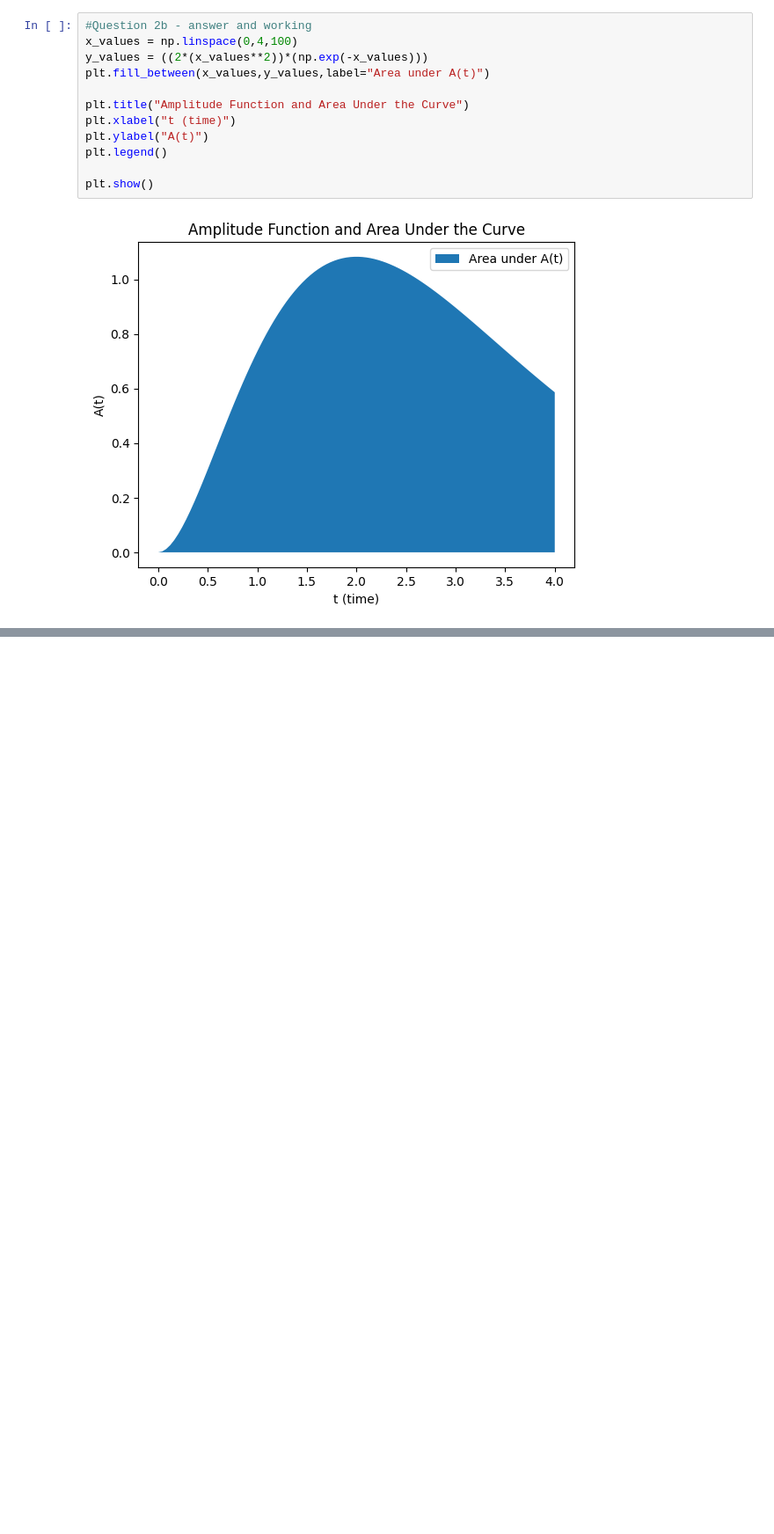
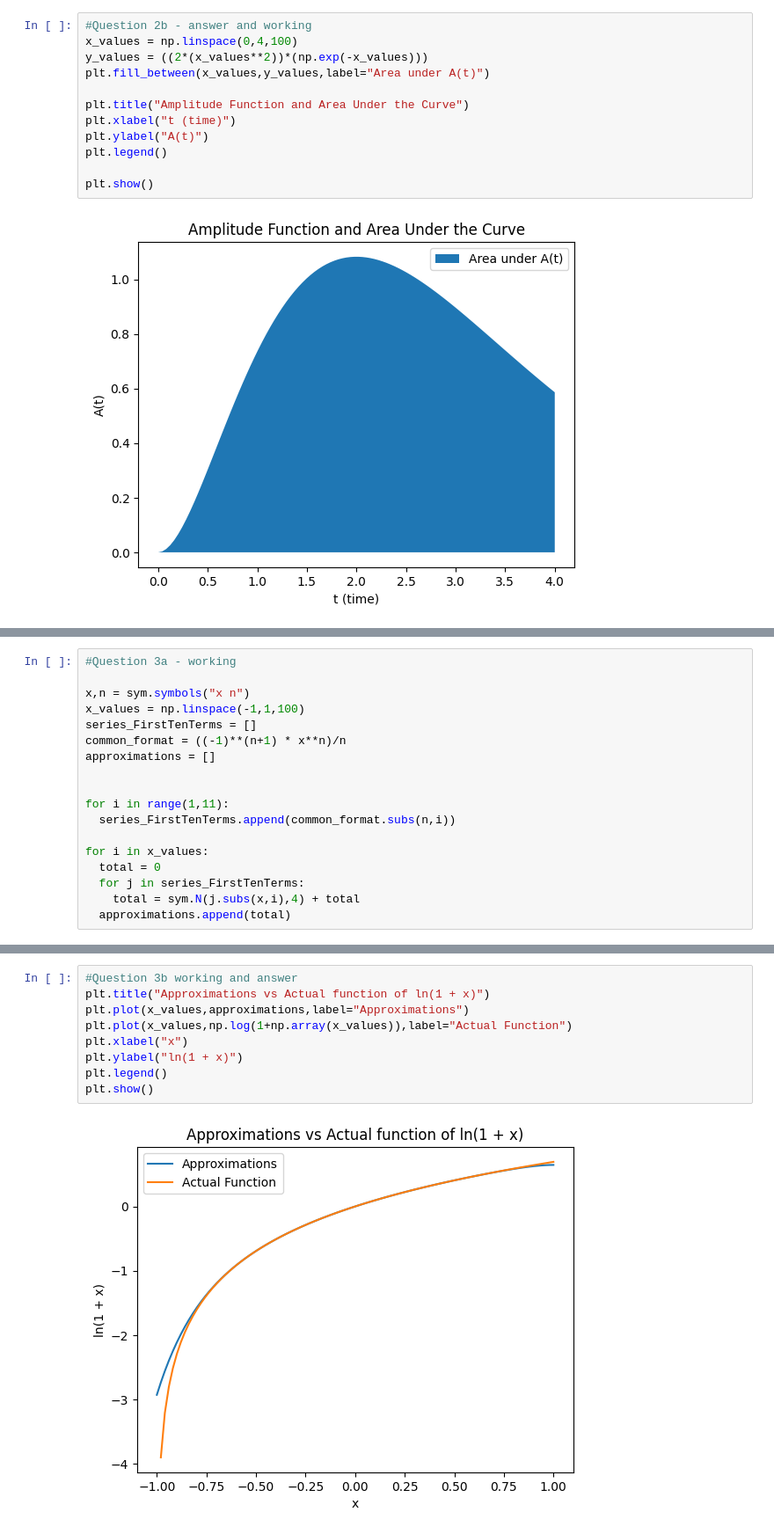
Before and after one commit to Muh-Ayyub/Advanced-Mathmatics-Using-Google-colab, a Jupyter notebook: CM2607_Coursework.ipynb, the cells around one changed output, grey strips where cells are left out. Shown at 88% size. Cells and saved outputs as stored; diff of their text form; blank space fills up the shorter version.

```diff
--- a/CM2607_Coursework.ipynb
+++ b/CM2607_Coursework.ipynb
@@ -85,0 +91,18 @@ plt.show()
+# %%
+#Question 3a - working
+
+x,n = sym.symbols("x n")
+x_values = np.linspace(-1,1,100)
+series_FirstTenTerms = []
+common_format = ((-1)**(n+1) * x**n)/n
+approximations = []
+
+
+for i in range(1,11):
+  series_FirstTenTerms.append(common_format.subs(n,i))
+
+for i in x_values:
+  total = 0
+  for j in series_FirstTenTerms:
+    total = sym.N(j.subs(x,i),4) + total
+  approximations.append(total)
@@ -85,0 +131,11 @@ plt.show()
+# %%
+#Question 3b working and answer
+plt.title("Approximations vs Actual function of ln(1 + x)")
+plt.plot(x_values,approximations,label="Approximations")
+plt.plot(x_values,np.log(1+np.array(x_values)),label="Actual Function")
+plt.xlabel("x")
+plt.ylabel("ln(1 + x)")
+plt.legend()
+plt.show()
+# %% [output]
+[figure, added]
```
Also changed, not shown: parts of 8 cells of this notebook.
